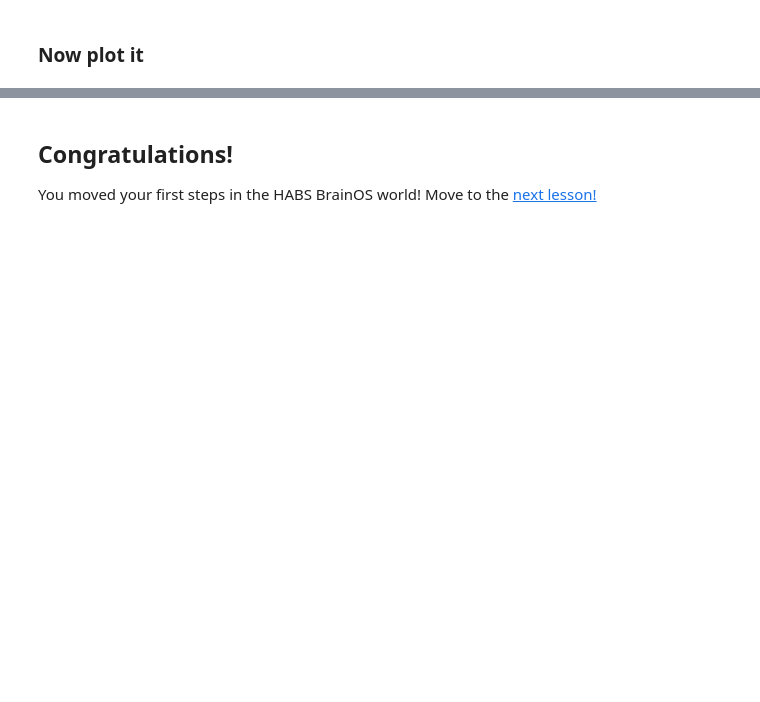
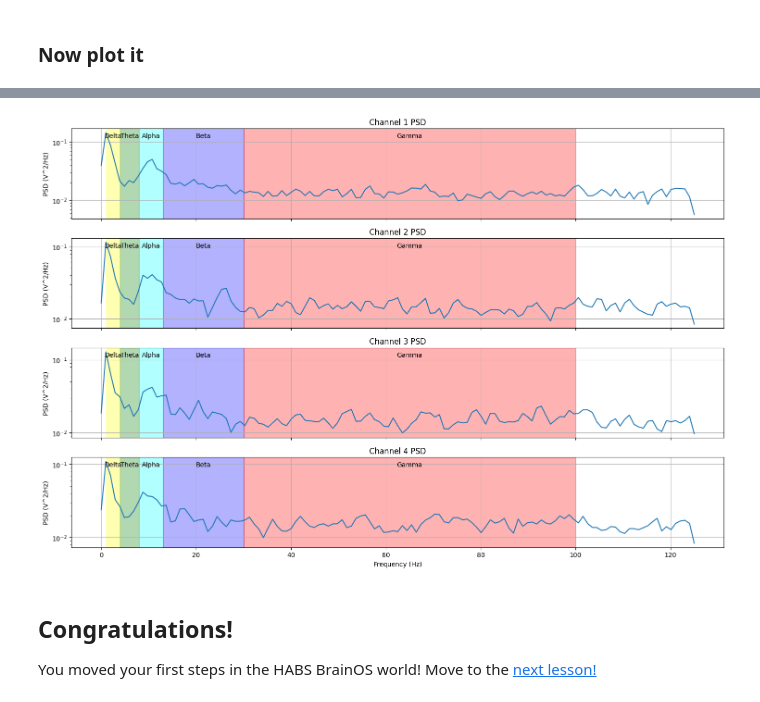
Before and after one commit to Olocufier/HABSlib, a Jupyter notebook: notebooks/HABSlib_101.ipynb, the cells around one changed output, grey strips where cells are left out. Saved outputs shown, nothing was run; the diff lists cells and outputs as text; code cells hidden in the pictures; blank space fills up the shorter version.

```diff
--- a/notebooks/HABSlib_101.ipynb
+++ b/notebooks/HABSlib_101.ipynb
@@ -153,3 +160,38 @@ plt.show()
+# %%
+from scipy import signal
+
+# Define frequency bands
+bands = {
+    'Delta': (1, 4, 'yellow'),
+    'Theta': (4, 8, 'green'),
+    'Alpha': (8, 13, 'cyan'),
+    'Beta': (13, 30, 'blue'),
+    'Gamma': (30, 100, 'red')
+}
+
+fig, axes = plt.subplots(num_channels, 1, figsize=(15, 10), sharex=True)
+
+if num_channels == 1:
+    axes = [axes]
+
+for i in range(num_channels):
+    # Plotting the PSD
+    freqs, psd = signal.welch(data[i], fs=samples_per_second)
+    axes[i].semilogy(freqs, psd)
+    axes[i].set_title(f'Channel {i+1} PSD')
+    axes[i].set_ylabel('PSD (V^2/Hz)')
+    axes[i].grid(True)
+
+    # Highlighting frequency bands
+    for band, (low, high,col) in bands.items():
+        axes[i].axvspan(low, high, color=col, alpha=0.3)
+        axes[i].text((low + high) / 2, max(psd), band, horizontalalignment='center', verticalalignment='top')
+
+axes[-1].set_xlabel('Frequency (Hz)')
+plt.tight_layout()
+plt.show()
+# %% [output]
+[figure, added]
 # %% [markdown]
 ## Congratulations!
 
```
Also changed, not shown: parts of 5 cells of this notebook, 3 other files.
